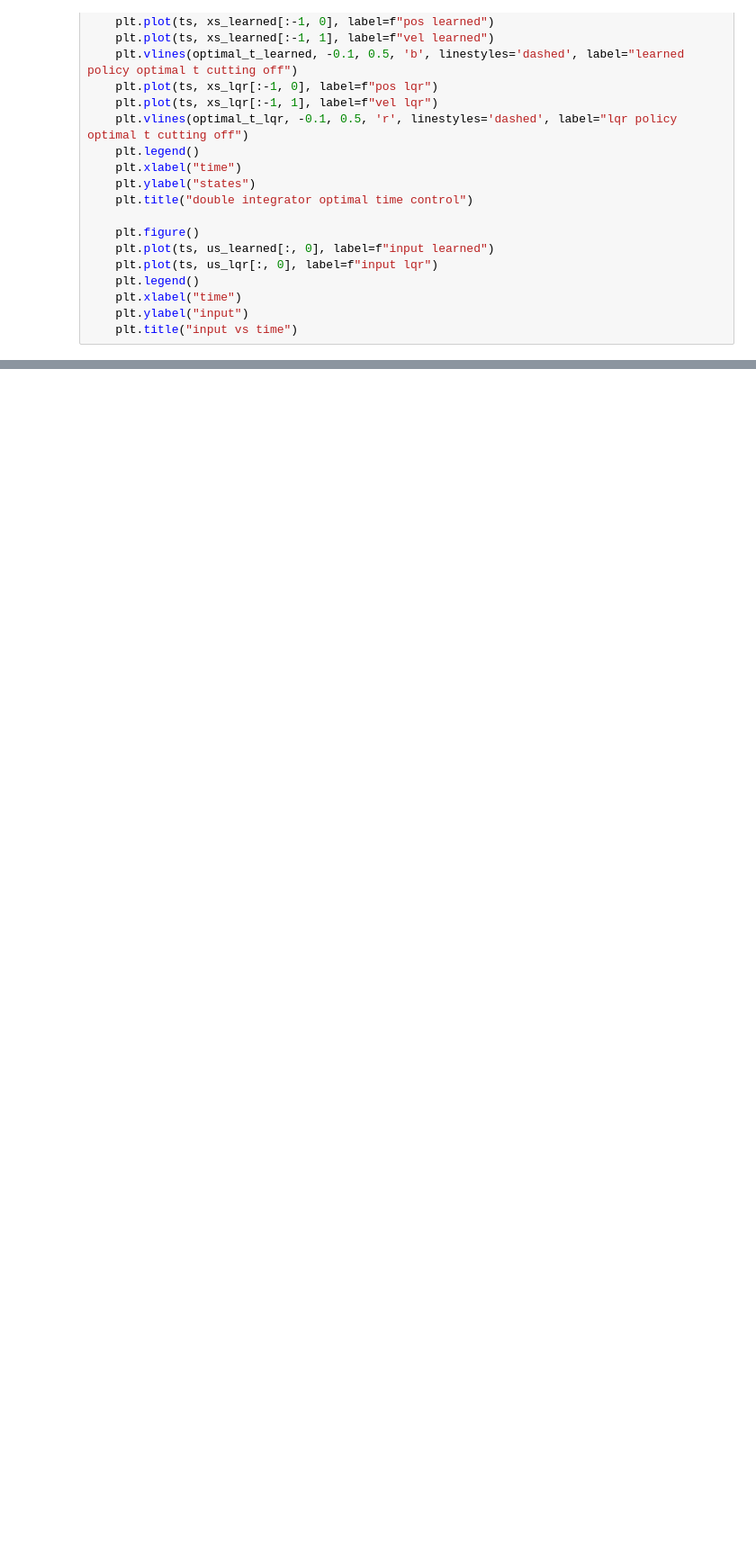
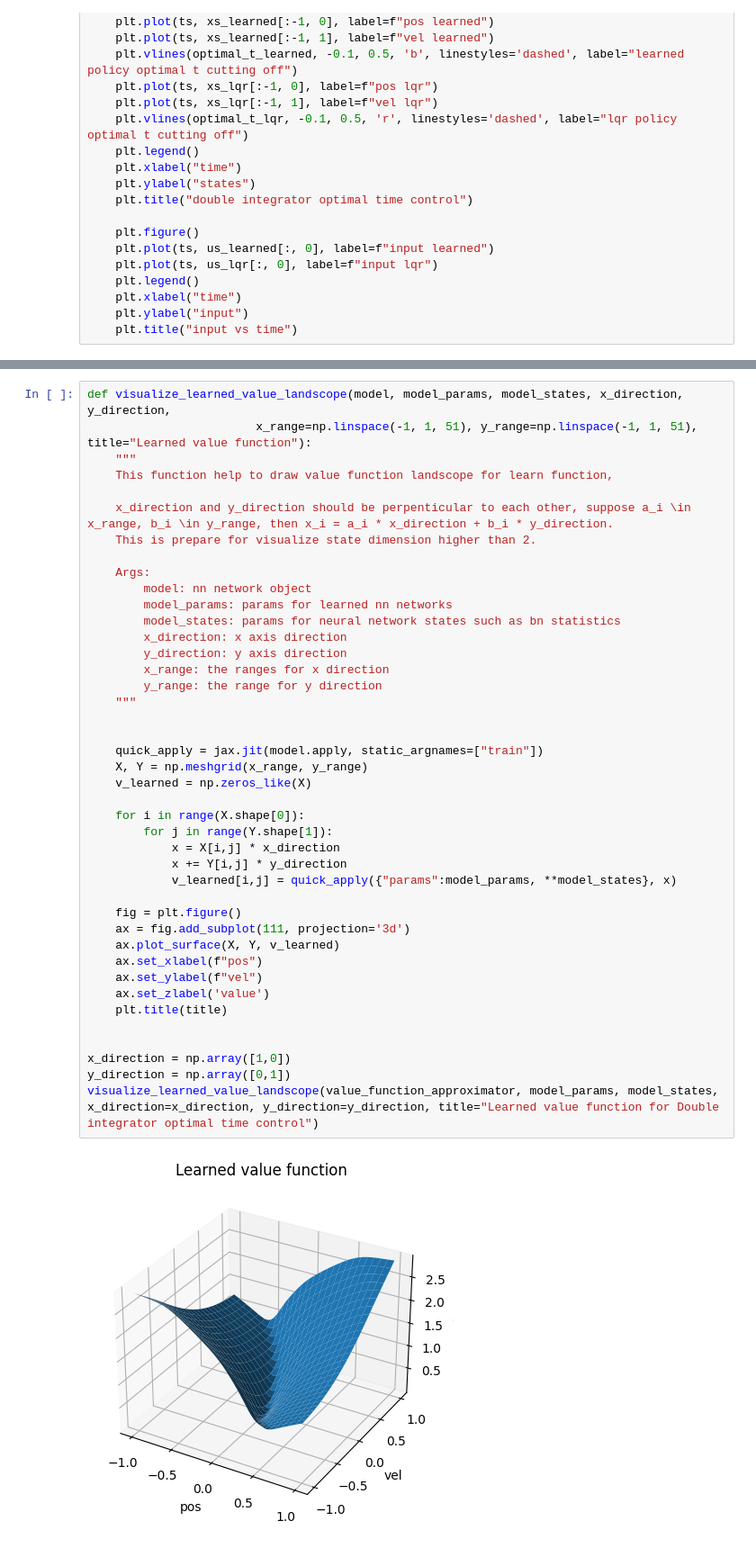
Before and after one commit to HaoxiangYou/Q_Learning_with_HJB, a Jupyter notebook: examples/double_integrator_optimal_time.ipynb, the cells around one changed output, grey strips where cells are left out. Shown: that part at 90% size. Drawn from its saved outputs; the diff is of its cells as text; blank space fills up the shorter version.

Commit message:
add value function plot for double integrator optimal time control

```diff
--- a/examples/double_integrator_optimal_time.ipynb
+++ b/examples/double_integrator_optimal_time.ipynb
@@ -182,0 +184,44 @@ epoch:100 loss:0.014304906129837036, optimal_time:2.0
+# %%
+def visualize_learned_value_landscope(model, model_params, model_states, x_direction, y_direction,
+                        x_range=np.linspace(-1, 1, 51), y_range=np.linspace(-1, 1, 51), title="Learned value function"):
+    """
+    This function help to draw value function landscope for learn function,
+
+    x_direction and y_direction should be perpenticular to each other, suppose a_i \in x_range, b_i \in y_range, then x_i = a_i * x_direction + b_i * y_direction.
+    This is prepare for visualize state dimension higher than 2.
+
+    Args:
+        model: nn network object
+        model_params: params for learned nn networks
+        model_states: params for neural network states such as bn statistics
+        x_direction: x axis direction
+        y_direction: y axis direction
+        x_range: the ranges for x direction
+        y_range: the range for y direction
+    """
+
+
+    quick_apply = jax.jit(model.apply, static_argnames=["train"])
+    X, Y = np.meshgrid(x_range, y_range)
+    v_learned = np.zeros_like(X)
+
+    for i in range(X.shape[0]):
+        for j in range(Y.shape[1]):
+            x = X[i,j] * x_direction
+            x += Y[i,j] * y_direction
+            v_learned[i,j] = quick_apply({"params":model_params, **model_states}, x)
+
+    fig = plt.figure()
+    ax = fig.add_subplot(111, projection='3d')
+    ax.plot_surface(X, Y, v_learned)
+    ax.set_xlabel(f"pos")
+    ax.set_ylabel(f"vel")
+    ax.set_zlabel('value')
+    plt.title(title)
+
+
+x_direction = np.array([1,0])
+y_direction = np.array([0,1])
+visualize_learned_value_landscope(value_function_approximator, model_params, model_states, x_direction=x_direction, y_direction=y_direction, title="Learned value function for Double integrator optimal time control")
+# %% [output]
+[figure, added]
```
Also changed, not shown: parts of 2 cells of this notebook.
